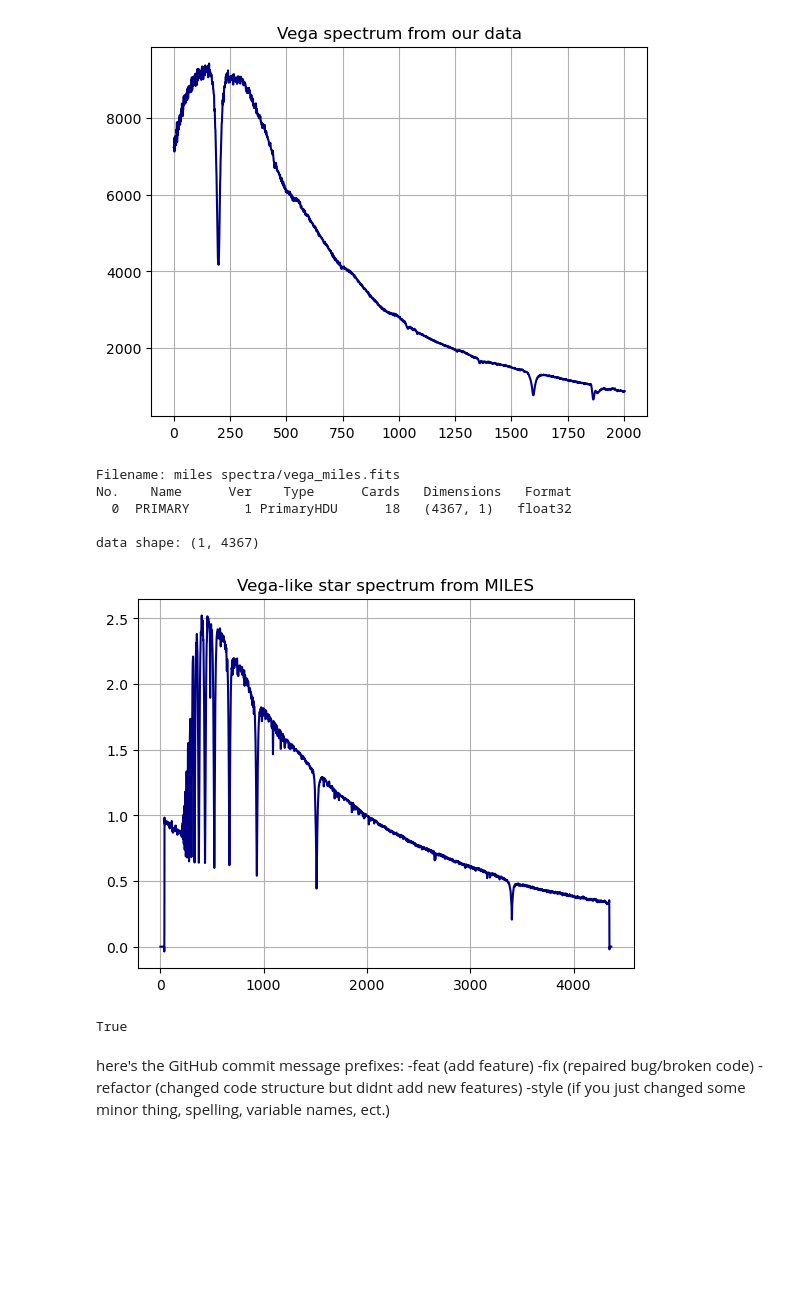
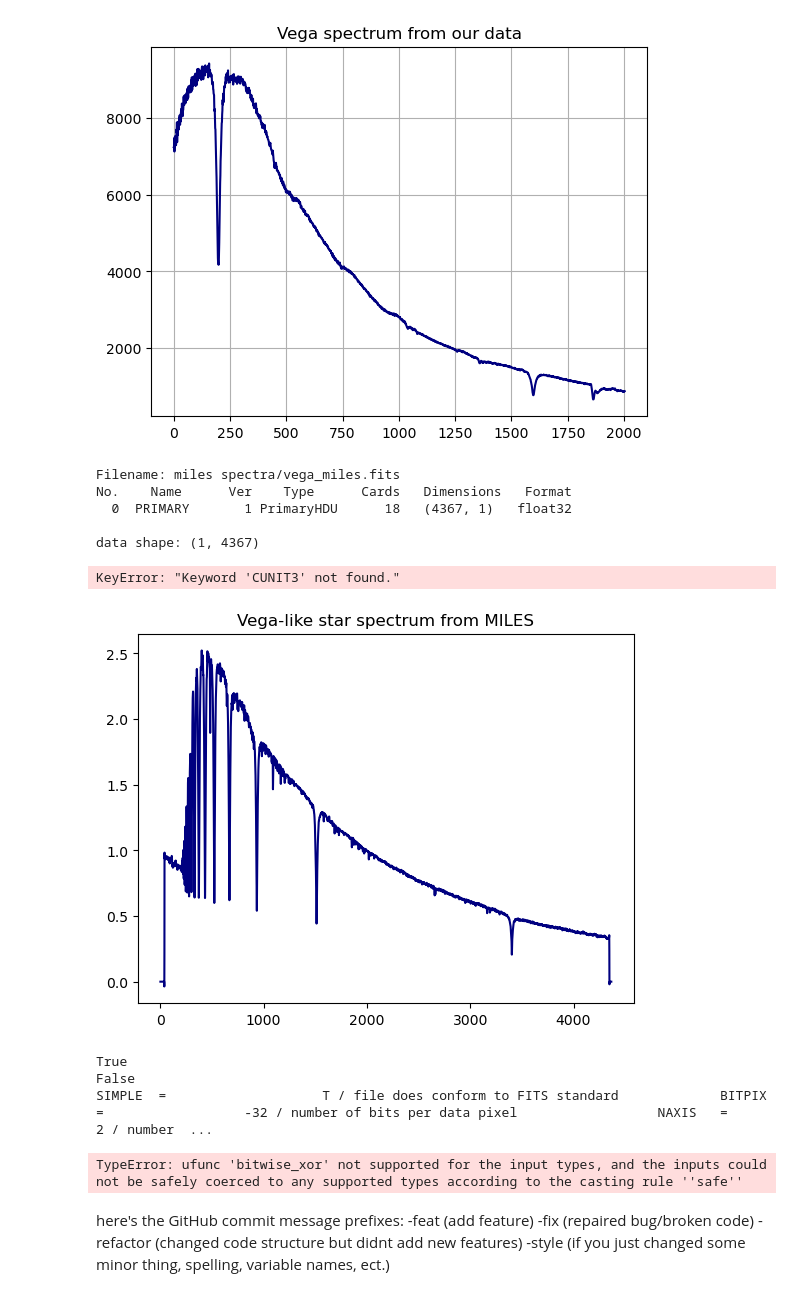
Before and after one commit to Timobrenn/G99-Spectroscopy, a Jupyter notebook: FWHM.ipynb, the cells around one changed output. Saved outputs shown, nothing was run; the diff lists cells and outputs as text; code cells hidden in the pictures; blank space fills up the shorter version.

Commit message:
feat: added modelling functions but it's broken

```diff
--- a/FWHM.ipynb
+++ b/FWHM.ipynb
@@ -23,32 +26,36 @@ close(fig)
 # %%
 # getting some basic information on the miles spectrum
 
 hdulist = fits.open('miles spectra/vega_miles.fits')
 hdulist.info()
 print()
 
 hdr = hdulist[0].header
 dat = hdulist[0].data
 print(f"data shape: {dat.shape}")
 vega_miles = dat[0,:]
 
 fig=figure()
 frame=fig.add_subplot(1,1,1)
 frame.plot(vega_miles,color="navy", label="Vega spectrum")
 frame.set_title("Vega-like star spectrum from MILES")
-frame.grid()
+frame.grid(alpha=0.2)
 show()
 close(fig)
 # %% [output]
 Filename: miles spectra/vega_miles.fits
 No.    Name      Ver    Type      Cards   Dimensions   Format
   0  PRIMARY       1 PrimaryHDU      18   (4367, 1)   float32
 
 data shape: (1, 4367)
+KeyError: "Keyword 'CUNIT3' not found."
-[figure, old version]
+[figure, new version]
 # %%
 # checking coherence
 print(dat.any())
 print(dat.all())
+print(hdr)
 # %% [output]
 True
+False
+SIMPLE  =                    T / file does conform to FITS standard             BITPIX  =                  -32 / number of bits per data pixel                  NAXIS   =                    2 / number  ...
@@ -55,3 +64,25 @@ True
+# %%
+# defining functions for fitting the spectra
+
+def f_gaussian(x, amp, mu, sigma, zero):
+    """returns the value of a Gaussian function with amplitude amp centered at position mu with width sigma and
+    offset with respect to the x-axis off zero"""
+    amp, mu, sigma, zero = p
+    return amp * np.exp(-(x - mu) * (x - mu) / (2.0 * sigma * sigma)) + zero
+
+def f_black_body(x, T):
+    """returns the value of a black body curve equation for temperature T at position x"""
+    #T=p[0]
+    f=(((2*h)/((c**2)*(x**3)))*(1/(e^(h/(x*k*T))-1)))
+    return f
+
+# fitting black body curve to our Vega
+
+T = 9600
+
+beta, pcov = curve_fit(f_black_body, np.linspace(1, vega_data.max()), vega_data, T)
+# %% [output]
+TypeError: ufunc 'bitwise_xor' not supported for the input types, and the inputs could not be safely coerced to any supported types according to the casting rule ''safe''
 # %% [markdown]
 here's the GitHub commit message prefixes:
 -feat (add feature)
```
Also changed, not shown: parts of 3 cells of this notebook.
